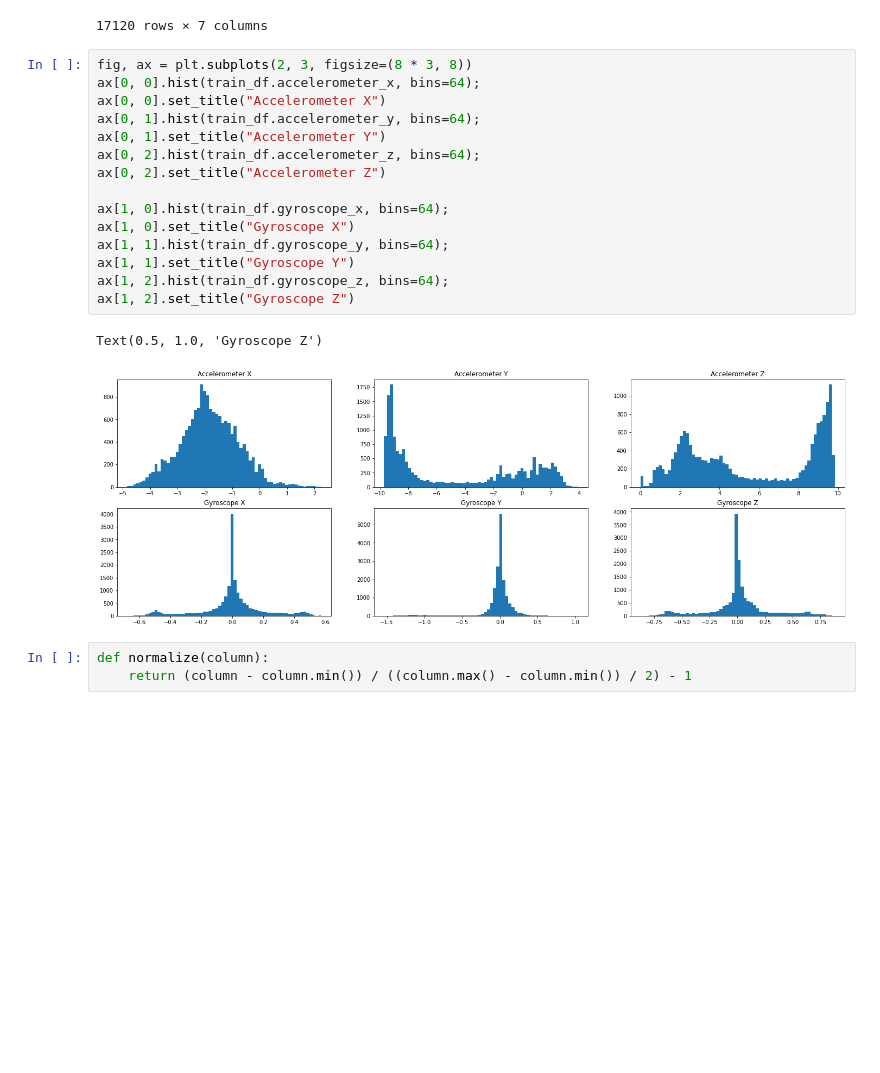
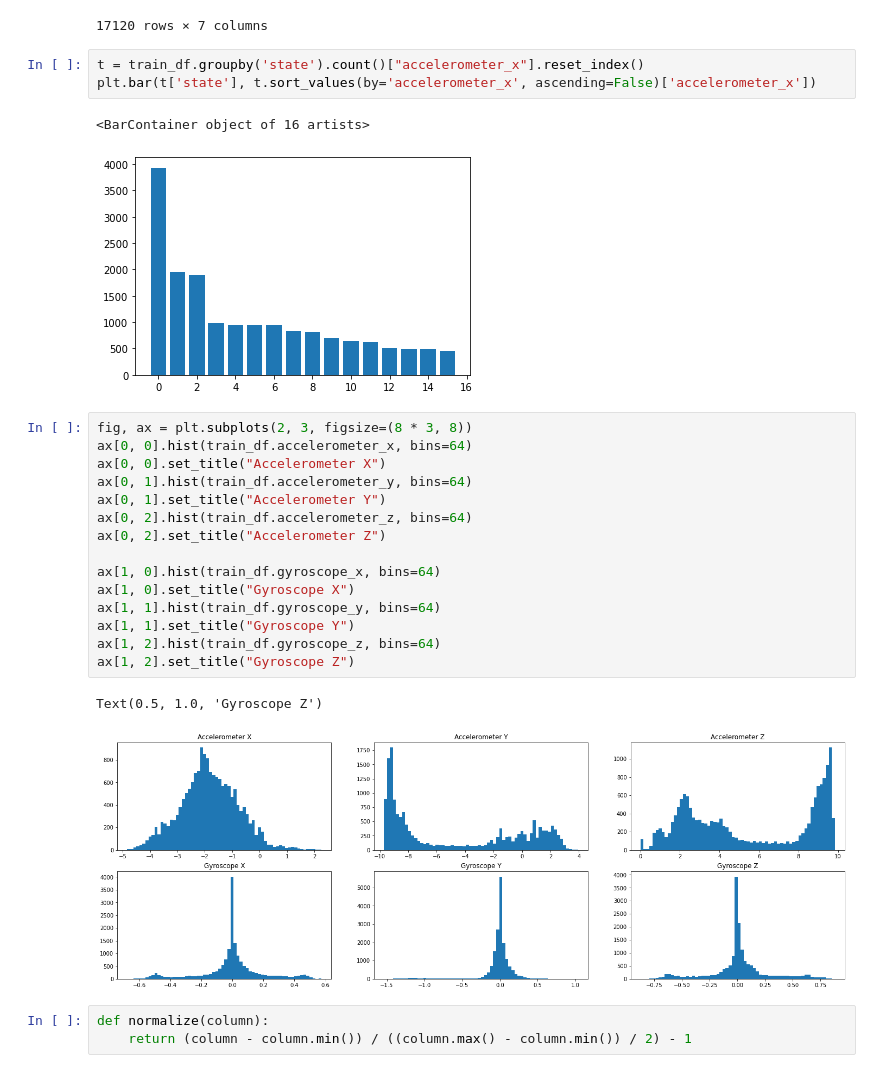
Before and after one commit to DafaWiratama/Project-Latansa-Human_Activity_Recognition, a Jupyter notebook: python/notebook.ipynb, the cells around one changed output. Cells and saved outputs as stored; diff of their text form; blank space fills up the shorter version.

```diff
--- a/python/notebook.ipynb
+++ b/python/notebook.ipynb
@@ -50,20 +73,26 @@ train_df
 | 17118 | -0.396617 | -9.593133 | 1.142656 | 0.007079 | 0.007009 | 0.003251 | 8 |
 | 17119 | -0.392949 | -9.590074 | 1.152445 | 0.005078 | 0.004108 | 0.003950 | 8 |
 17120 rows × 7 columns
+# %%
+t = train_df.groupby('state').count()["accelerometer_x"].reset_index()
+plt.bar(t['state'], t.sort_values(by='accelerometer_x', ascending=False)['accelerometer_x'])
+# %% [output]
+<BarContainer object of 16 artists>
+[figure, added]
 # %%
 fig, ax = plt.subplots(2, 3, figsize=(8 * 3, 8))
-ax[0, 0].hist(train_df.accelerometer_x, bins=64);
+ax[0, 0].hist(train_df.accelerometer_x, bins=64)
 ax[0, 0].set_title("Accelerometer X")
-ax[0, 1].hist(train_df.accelerometer_y, bins=64);
+ax[0, 1].hist(train_df.accelerometer_y, bins=64)
 ax[0, 1].set_title("Accelerometer Y")
-ax[0, 2].hist(train_df.accelerometer_z, bins=64);
+ax[0, 2].hist(train_df.accelerometer_z, bins=64)
 ax[0, 2].set_title("Accelerometer Z")
 
-ax[1, 0].hist(train_df.gyroscope_x, bins=64);
+ax[1, 0].hist(train_df.gyroscope_x, bins=64)
 ax[1, 0].set_title("Gyroscope X")
-ax[1, 1].hist(train_df.gyroscope_y, bins=64);
+ax[1, 1].hist(train_df.gyroscope_y, bins=64)
 ax[1, 1].set_title("Gyroscope Y")
-ax[1, 2].hist(train_df.gyroscope_z, bins=64);
+ax[1, 2].hist(train_df.gyroscope_z, bins=64)
 ax[1, 2].set_title("Gyroscope Z")
 # %% [output]
 Text(0.5, 1.0, 'Gyroscope Z')
```
Also changed, not shown: parts of 11 cells of this notebook, 3 other files.
